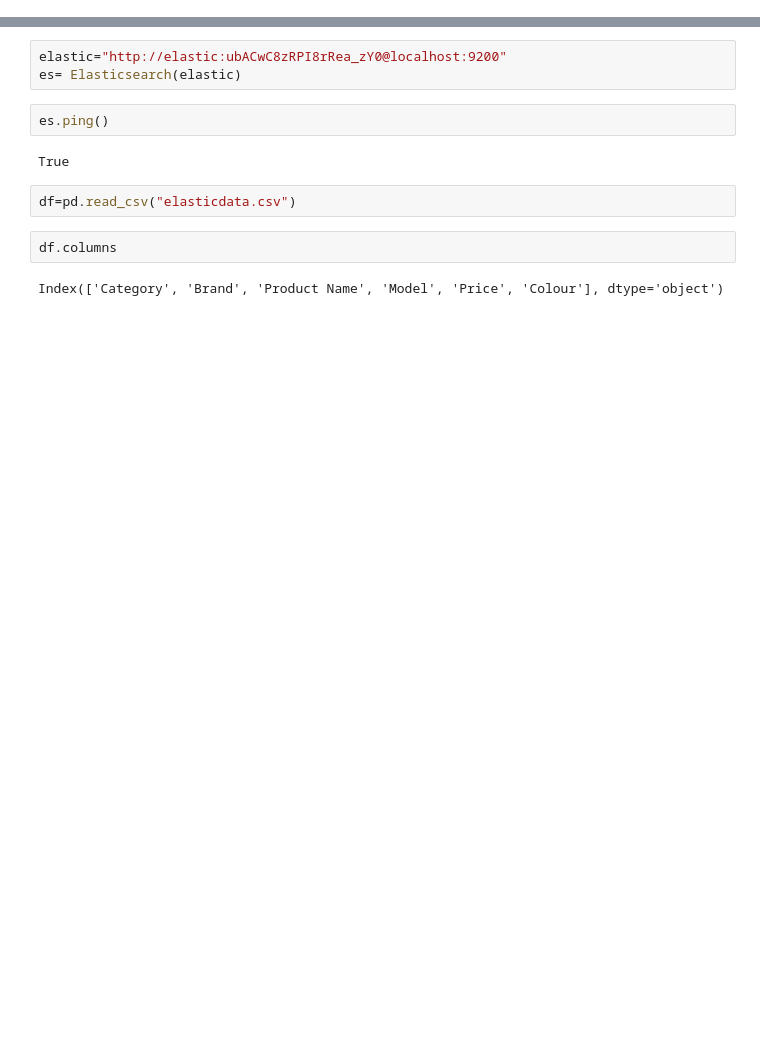
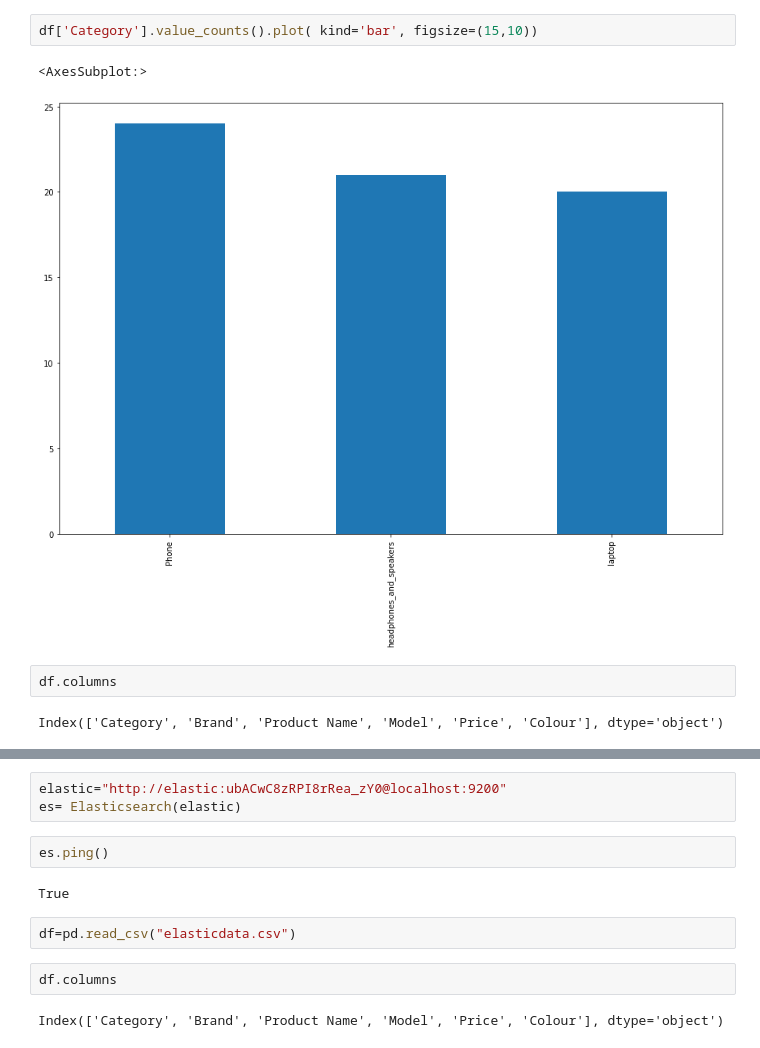
Before and after one commit to Abhinaya2296/Elasticsearch, a Jupyter notebook: NLP Search Infra Optimization v2 .ipynb, the cells around one changed output, grey strips where cells are left out. Cells and saved outputs as stored; diff of their text form; blank space fills up the shorter version.

```diff
--- a/NLP Search Infra Optimization v2 .ipynb
+++ b/NLP Search Infra Optimization v2 .ipynb
@@ -0,0 +47,9 @@
+# %%
+df['Category'].value_counts().plot( kind='bar', figsize=(15,10))
+# %% [output]
+<AxesSubplot:>
+[figure, added]
+# %%
+df.columns
+# %% [output]
+Index(['Category', 'Brand', 'Product Name', 'Model', 'Price', 'Colour'], dtype='object')
```
Also changed, not shown: parts of 8 cells of this notebook.
